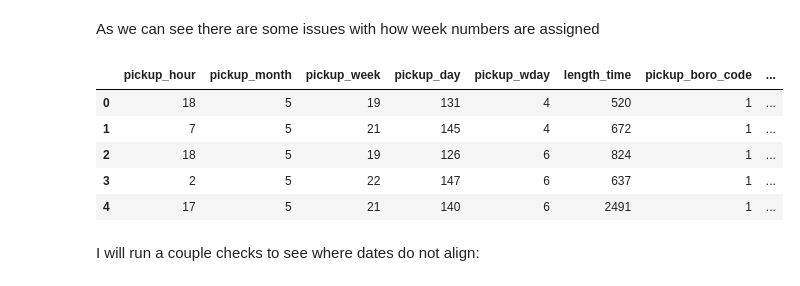
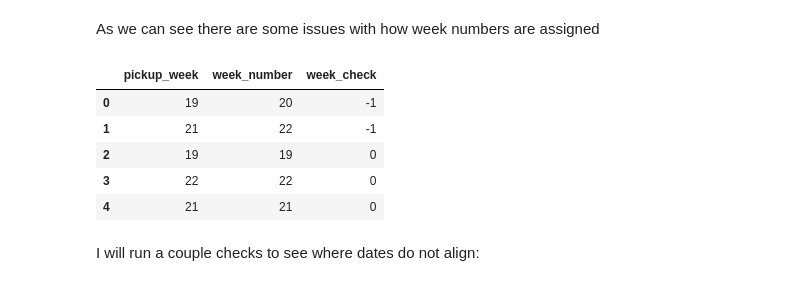
Before and after one commit to MichalKrzyzanski2002/Foundations-Data-Science-Project, a Jupyter notebook: Cleaning.ipynb, the cells around one changed output. Cells and saved outputs as stored; diff of their text form; code cells hidden in the pictures.

```diff
--- a/Cleaning.ipynb
+++ b/Cleaning.ipynb
@@ -729,14 +727,14 @@ df['week_check'].sum()
 # %% [markdown]
 As we can see there are some issues with how week numbers are assigned
 # %%
-df.head()
+df[['pickup_week', 'week_number', 'week_check']].head()
 # %% [output]
-|  | pickup_hour | pickup_month | pickup_week | pickup_day | pickup_wday | length_time | pickup_boro_code | ... |
-| 0 | 18 | 5 | 19 | 131 | 4 | 520 | 1 | ... |
-| 1 | 7 | 5 | 21 | 145 | 4 | 672 | 1 | ... |
-| 2 | 18 | 5 | 19 | 126 | 6 | 824 | 1 | ... |
-| 3 | 2 | 5 | 22 | 147 | 6 | 637 | 1 | ... |
-| 4 | 17 | 5 | 21 | 140 | 6 | 2491 | 1 | ... |
+|  | pickup_week | week_number | week_check |
+| 0 | 19 | 20 | -1 |
+| 1 | 21 | 22 | -1 |
+| 2 | 19 | 19 | 0 |
+| 3 | 22 | 22 | 0 |
+| 4 | 21 | 21 | 0 |
 # %% [markdown]
 I will run a couple checks to see where dates do not align:
 # %%
```
Also changed, not shown: parts of 35 cells of this notebook.
